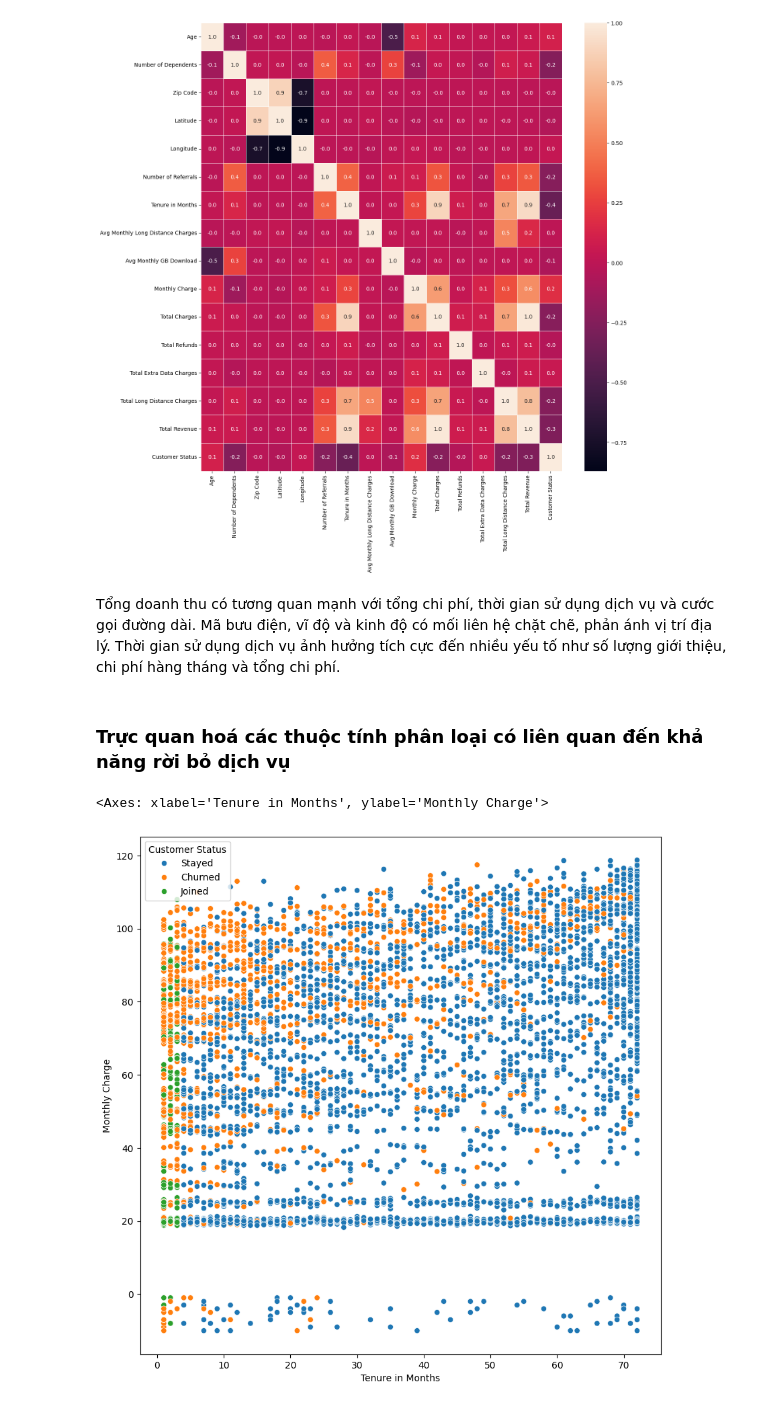
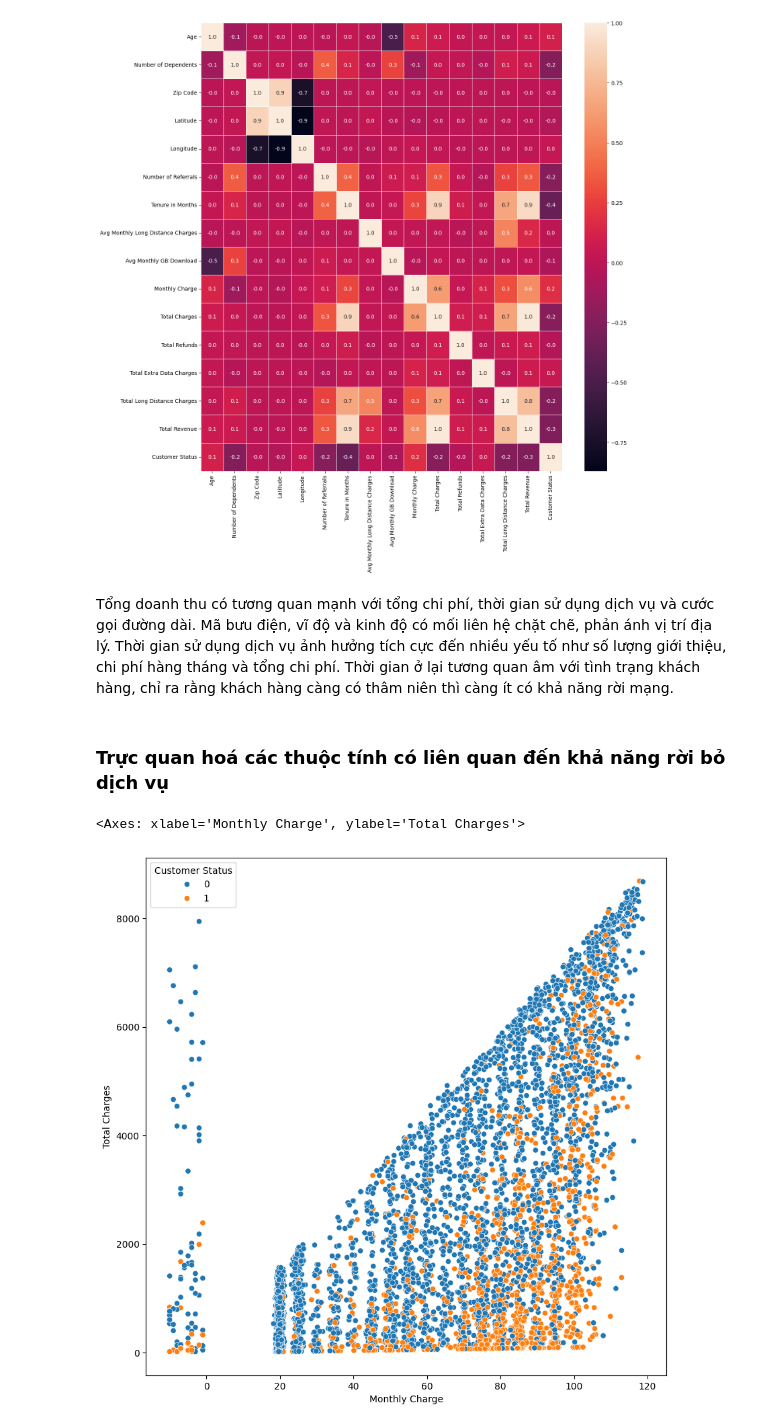
Before and after one commit to cognaiger9/DataMining, a Jupyter notebook: project.ipynb, the cells around one changed output. Saved outputs shown, nothing was run; the diff lists cells and outputs as text; code cells hidden in the pictures.

```diff
--- a/project.ipynb
+++ b/project.ipynb
@@ -142,13 +142,13 @@ axes = sns.heatmap(numeric_train_df.corr('spearman'), annot=True, ax=ax, linewid
 # %% [output]
 [figure]
 # %% [markdown]
-Tổng doanh thu có tương quan mạnh với tổng chi phí, thời gian sử dụng dịch vụ và cước gọi đường dài. Mã bưu điện, vĩ độ và kinh độ có mối liên hệ chặt chẽ, phản ánh vị trí địa lý. Thời gian sử dụng dịch vụ ảnh hưởng tích cực đến nhiều yếu tố như số lượng giới thiệu, chi phí hàng tháng và tổng chi phí.
+Tổng doanh thu có tương quan mạnh với tổng chi phí, thời gian sử dụng dịch vụ và cước gọi đường dài. Mã bưu điện, vĩ độ và kinh độ có mối liên hệ chặt chẽ, phản ánh vị trí địa lý. Thời gian sử dụng dịch vụ ảnh hưởng tích cực đến nhiều yếu tố như số lượng giới thiệu, chi phí hàng tháng và tổng chi phí. Thời gian ở lại tương quan âm với tình trạng khách hàng, chỉ ra rằng khách hàng càng có thâm niên thì càng ít có khả năng rời mạng.
 # %% [markdown]
-### Trực quan hoá các thuộc tính phân loại có liên quan đến khả năng rời bỏ dịch vụ
+### Trực quan hoá các thuộc tính có liên quan đến khả năng rời bỏ dịch vụ
 # %%
-# scatterplot of tenure in months vs. monthly charge (with labels)
+# scatterplot of total charge vs. monthly charge (with labels)
 plt.figure(figsize=(10, 10))
-sns.scatterplot(data=train_df, x='Tenure in Months', y='Monthly Charge', hue='Customer Status')
+sns.scatterplot(data=train_df, x='Monthly Charge', y='Total Charges', hue='Customer Status')
 # %% [output]
-<Axes: xlabel='Tenure in Months', ylabel='Monthly Charge'>
+<Axes: xlabel='Monthly Charge', ylabel='Total Charges'>
-[figure, old version]
+[figure, new version]
```
Also changed, not shown: parts of 24 cells of this notebook.
